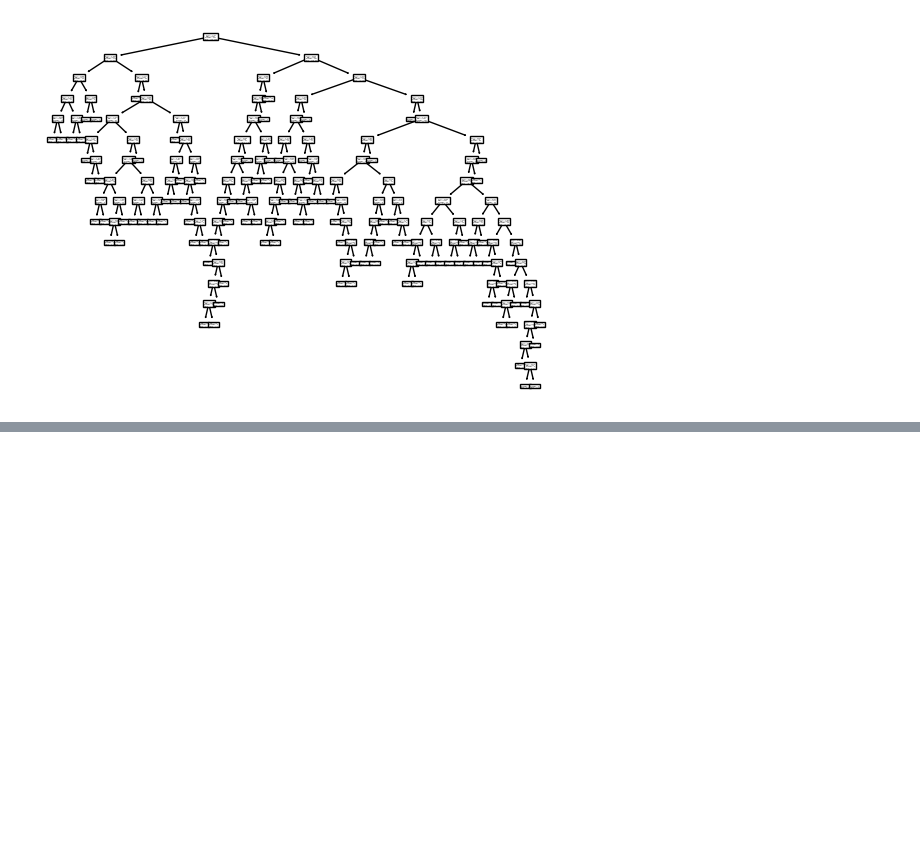
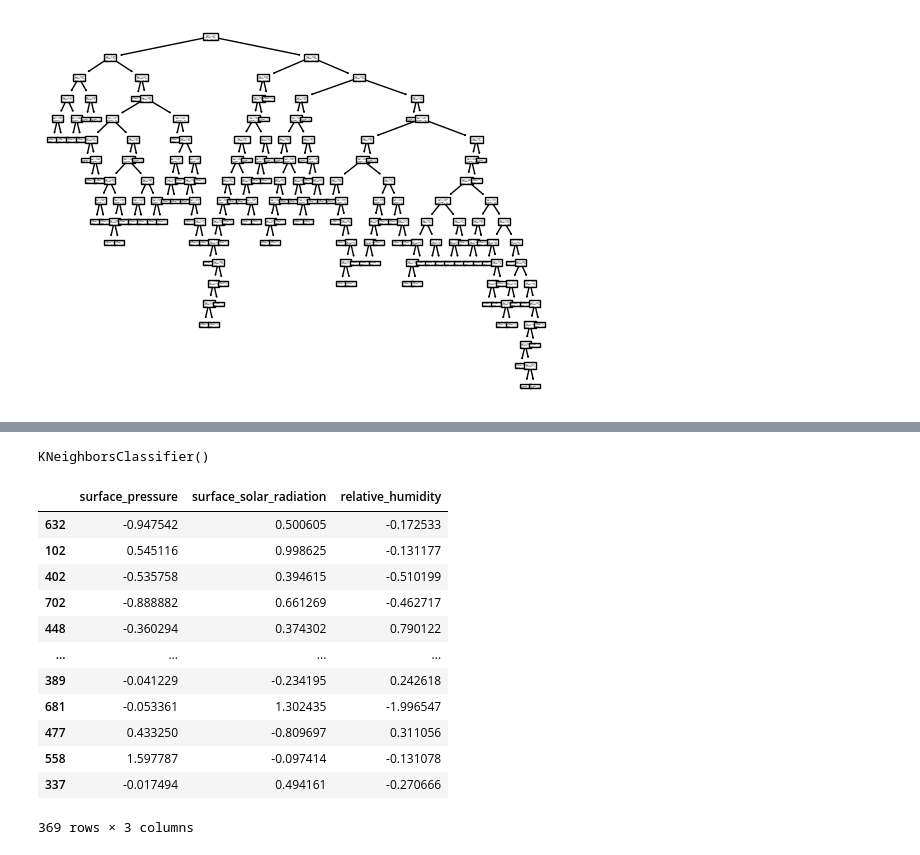
Before and after one commit to 3lbsofSalt/dsFinal, a Jupyter notebook: shawn.ipynb, the cells around one changed output, grey strips where cells are left out. Drawn from its saved outputs; the diff is of its cells as text; code cells hidden in the pictures; blank space fills up the shorter version.

```diff
--- a/shawn.ipynb
+++ b/shawn.ipynb
@@ -264,0 +290,3 @@ plot_tree(decTree)
+# %%
+dummy = DummyClassifier()
+dummy.fit(xtrain, ytrain)
@@ -264,0 +308,5 @@ plot_tree(decTree)
+# %%
+knn = KNeighborsClassifier()
+knn.fit(xtrain, ytrain)
+# %% [output]
+KNeighborsClassifier()
@@ -264,0 +315,16 @@ plot_tree(decTree)
+# %%
+xtrain
+# %% [output]
+|  | surface_pressure | surface_solar_radiation | relative_humidity |
+| 632 | -0.947542 | 0.500605 | -0.172533 |
+| 102 | 0.545116 | 0.998625 | -0.131177 |
+| 402 | -0.535758 | 0.394615 | -0.510199 |
+| 702 | -0.888882 | 0.661269 | -0.462717 |
+| 448 | -0.360294 | 0.374302 | 0.790122 |
+| ... | ... | ... | ... |
+| 389 | -0.041229 | -0.234195 | 0.242618 |
+| 681 | -0.053361 | 1.302435 | -1.996547 |
+| 477 | 0.433250 | -0.809697 | 0.311056 |
+| 558 | 1.597787 | -0.097414 | -0.131078 |
+| 337 | -0.017494 | 0.494161 | -0.270666 |
+369 rows × 3 columns
```
Also changed, not shown: parts of 10 cells of this notebook.
